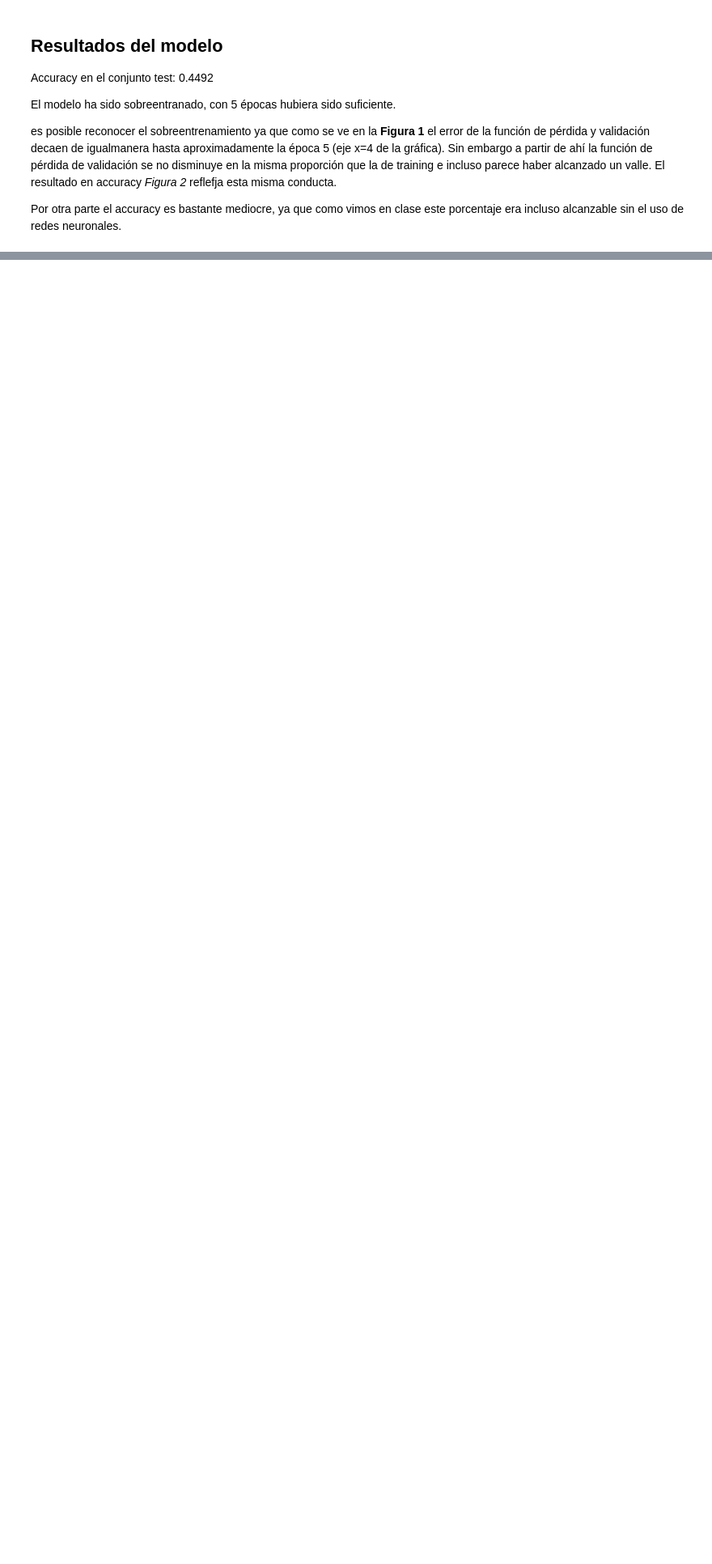
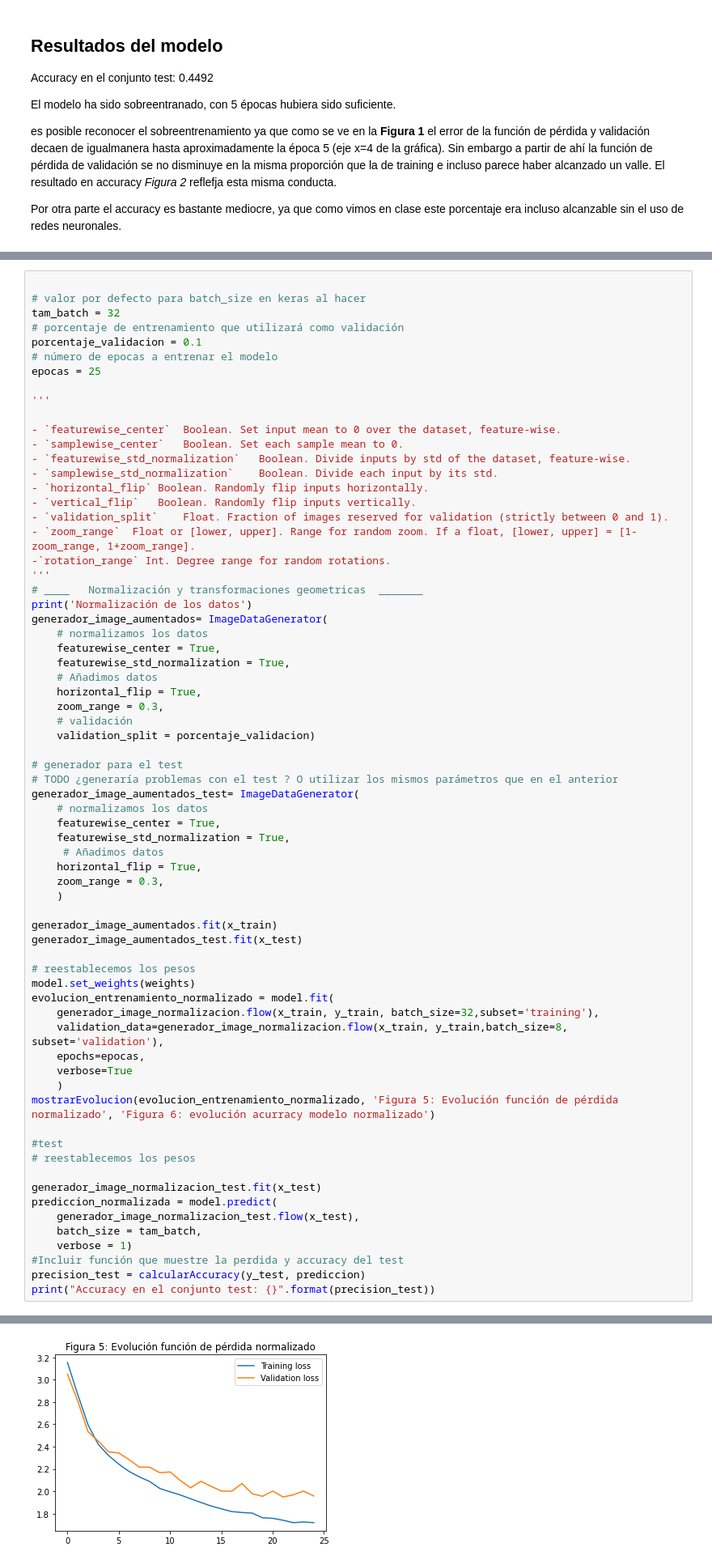
Before and after one commit to BlancaCC/Computer-vision, a Jupyter notebook: P3.ipynb, the cells around one changed output, grey strips where cells are left out. Shown: that part at 81% size. Drawn from its saved outputs; the diff is of its cells as text; blank space fills up the shorter version.

```diff
--- a/P3.ipynb
+++ b/P3.ipynb
@@ -711,0 +795,69 @@ TODO: Cuestión de parámetros de normalizado.
+# %%
+
+# valor por defecto para batch_size en keras al hacer
+tam_batch = 32
+# porcentaje de entrenamiento que utilizará como validación
+porcentaje_validacion = 0.1
+# número de epocas a entrenar el modelo
+epocas = 25
+
+'''
+
+- `featurewise_center`	Boolean. Set input mean to 0 over the dataset, feature-wise.
+- `samplewise_center`	Boolean. Set each sample mean to 0.
+- `featurewise_std_normalization`	Boolean. Divide inputs by std of the dataset, feature-wise.
+- `samplewise_std_normalization`	Boolean. Divide each input by its std.
+- `horizontal_flip`	Boolean. Randomly flip inputs horizontally.
+- `vertical_flip`	Boolean. Randomly flip inputs vertically.
+- `validation_split`	Float. Fraction of images reserved for validation (strictly between 0 and 1).
+- `zoom_range`	Float or [lower, upper]. Range for random zoom. If a float, [lower, upper] = [1-zoom_range, 1+zoom_range].
+-`rotation_range` Int. Degree range for random rotations.
+'''
+# ____   Normalización y transformaciones geometricas  _______
+print('Normalización de los datos')
+generador_image_aumentados= ImageDataGenerator(
+    # normalizamos los datos
+    featurewise_center = True,
+    featurewise_std_normalization = True,
+    # Añadimos datos
+    horizontal_flip = True,
+    zoom_range = 0.3,
+    # validación
+    validation_split = porcentaje_validacion)
+
+# generador para el test
+# TODO ¿generaría problemas con el test ? O utilizar los mismos parámetros que en el anterior
+generador_image_aumentados_test= ImageDataGenerator(
+    # normalizamos los datos
+    featurewise_center = True,
+    featurewise_std_normalization = True,
+     # Añadimos datos
+    horizontal_flip = True,
+    zoom_range = 0.3,
+    )
+
+generador_image_aumentados.fit(x_train)
+generador_image_aumentados_test.fit(x_test)
+
+# reestablecemos los pesos
+model.set_weights(weights)
+evolucion_entrenamiento_normalizado = model.fit(
+    generador_image_normalizacion.flow(x_train, y_train, batch_size=32,subset='training'),
+    validation_data=generador_image_normalizacion.flow(x_train, y_train,batch_size=8, subset='validation'),
+    epochs=epocas,
+    verbose=True
+    )
+mostrarEvolucion(evolucion_entrenamiento_normalizado, 'Figura 5: Evolución función de pérdida normalizado', 'Figura 6: evolución acurracy modelo normalizado')
+
+#test
+# reestablecemos los pesos
+
+generador_image_normalizacion_test.fit(x_test)
+prediccion_normalizada = model.predict(
+    generador_image_normalizacion_test.flow(x_test),
+    batch_size = tam_batch,
+    verbose = 1)
+#Incluir función que muestre la perdida y accuracy del test
+precision_test = calcularAccuracy(y_test, prediccion)
+print("Accuracy en el conjunto test: {}".format(precision_test))
+# %% [output]
@@ -711,0 +883 @@ TODO: Cuestión de parámetros de normalizado.
+[figure, added]
```
Also changed, not shown: parts of 8 cells of this notebook, 5 other files.
